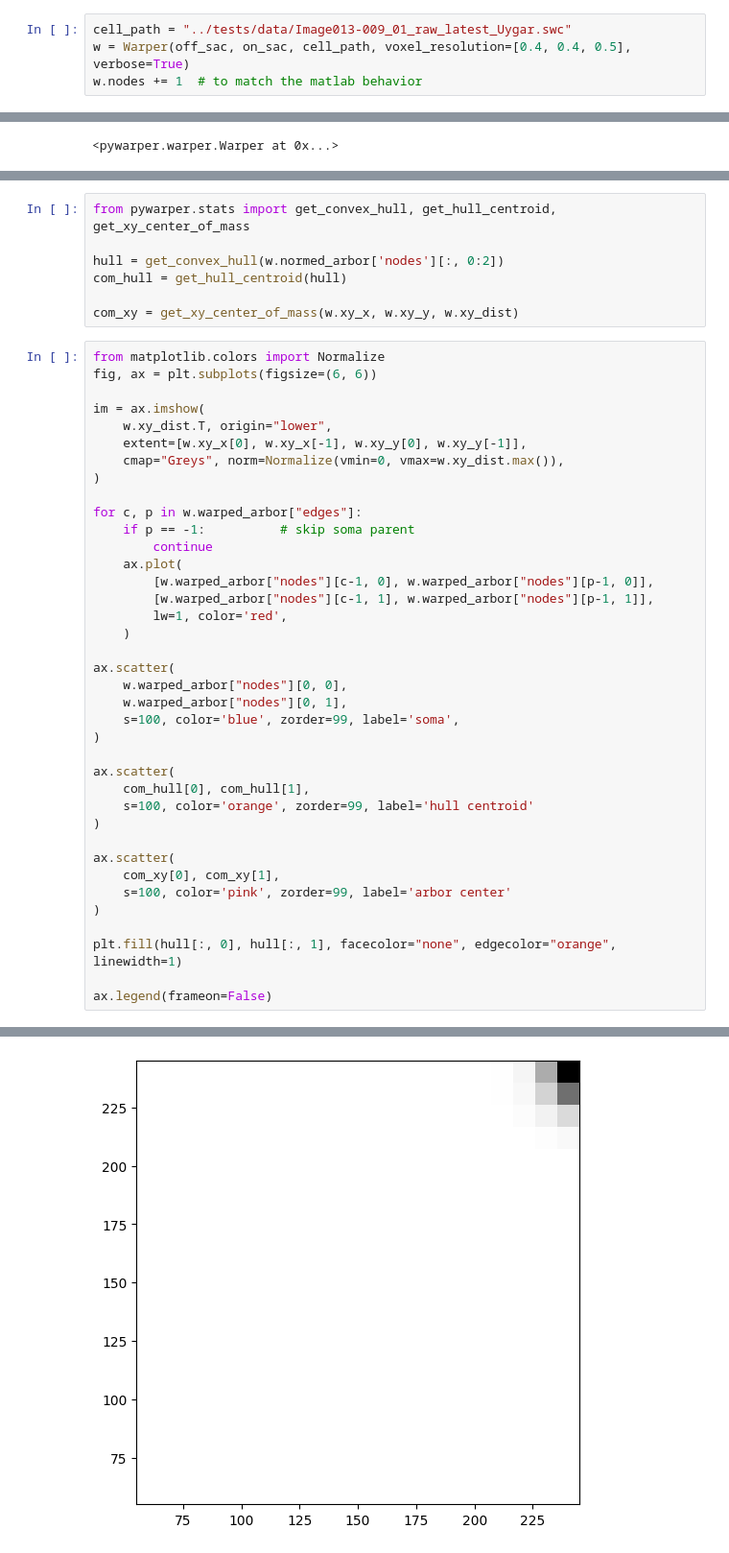
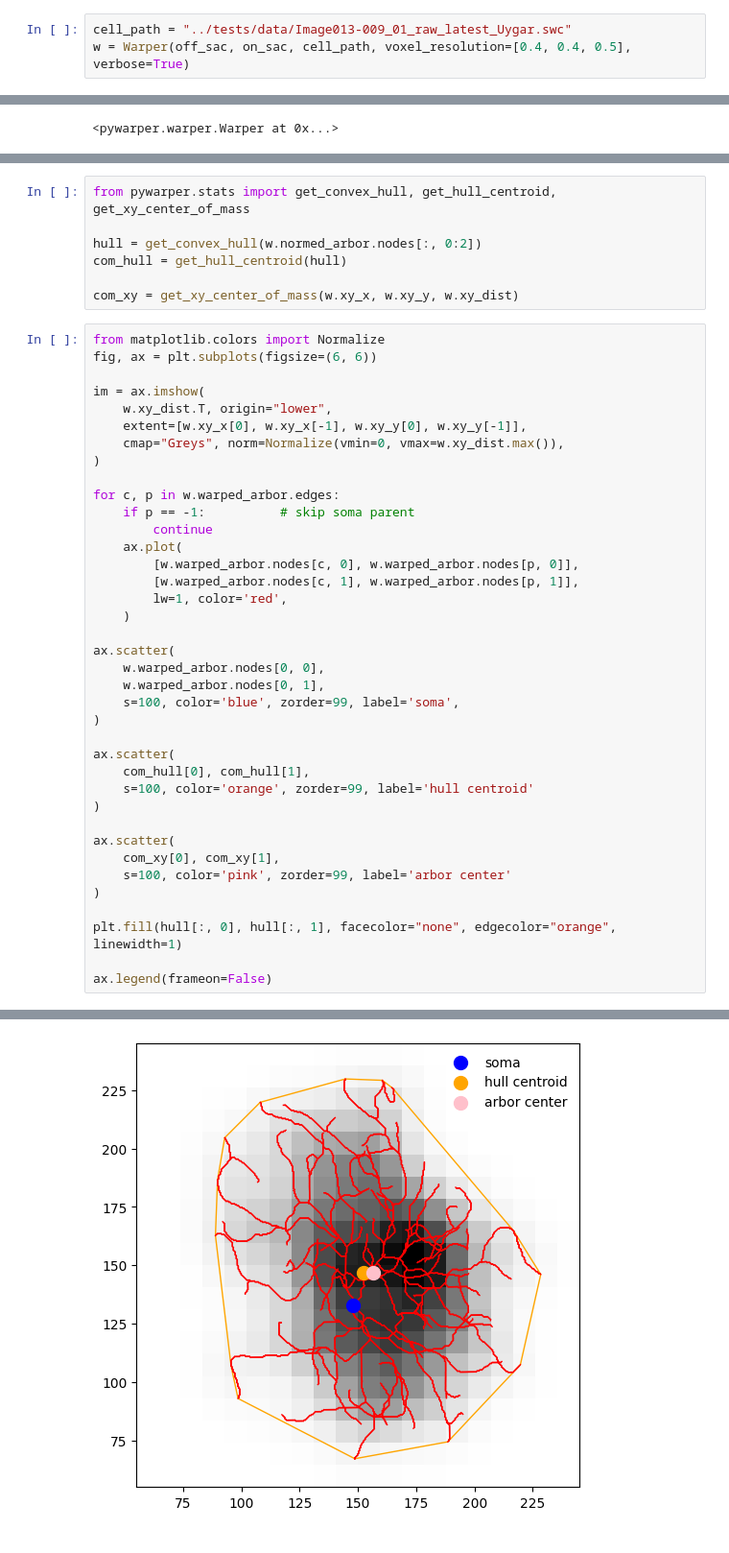
Before and after one commit to berenslab/pywarper, a Jupyter notebook: notebooks/example.api.high.ipynb, the cells around one changed output, grey strips where cells are left out. Shown at 96% size. Drawn from its saved outputs; the diff is of its cells as text.

```diff
--- a/notebooks/example.api.high.ipynb
+++ b/notebooks/example.api.high.ipynb
@@ -42,7 +42,6 @@ else:
 # %%
 cell_path = "../tests/data/Image013-009_01_raw_latest_Uygar.swc"
 w = Warper(off_sac, on_sac, cell_path, voxel_resolution=[0.4, 0.4, 0.5], verbose=True)
-w.nodes += 1  # to match the matlab behavior
 # %% [output]
 [pywarper] Loading arbor → ../tests/data/Image013-009_01_raw_latest_Uygar.swc
 # %%
@@ -130,7 +125,7 @@ plt.show()
 # %%
 from pywarper.stats import get_convex_hull, get_hull_centroid, get_xy_center_of_mass
 
-hull = get_convex_hull(w.normed_arbor['nodes'][:, 0:2])
+hull = get_convex_hull(w.normed_arbor.nodes[:, 0:2])
 com_hull = get_hull_centroid(hull)
 
 com_xy = get_xy_center_of_mass(w.xy_x, w.xy_y, w.xy_dist)
@@ -144,18 +139,18 @@ im = ax.imshow(
     cmap="Greys", norm=Normalize(vmin=0, vmax=w.xy_dist.max()),
 )
 
-for c, p in w.warped_arbor["edges"]:
+for c, p in w.warped_arbor.edges:
     if p == -1:          # skip soma parent
         continue
     ax.plot(
-        [w.warped_arbor["nodes"][c-1, 0], w.warped_arbor["nodes"][p-1, 0]],
-        [w.warped_arbor["nodes"][c-1, 1], w.warped_arbor["nodes"][p-1, 1]],
+        [w.warped_arbor.nodes[c, 0], w.warped_arbor.nodes[p, 0]],
+        [w.warped_arbor.nodes[c, 1], w.warped_arbor.nodes[p, 1]],
         lw=1, color='red',
     )
 
 ax.scatter(
-    w.warped_arbor["nodes"][0, 0],
-    w.warped_arbor["nodes"][0, 1],
+    w.warped_arbor.nodes[0, 0],
+    w.warped_arbor.nodes[0, 1],
     s=100, color='blue', zorder=99, label='soma',
 )
 
@@ -177 +172 @@ KeyError: 'edges'
-[figure, old version]
+[figure, new version]
```
Also changed, not shown: parts of 7 cells of this notebook, 6 other files.
